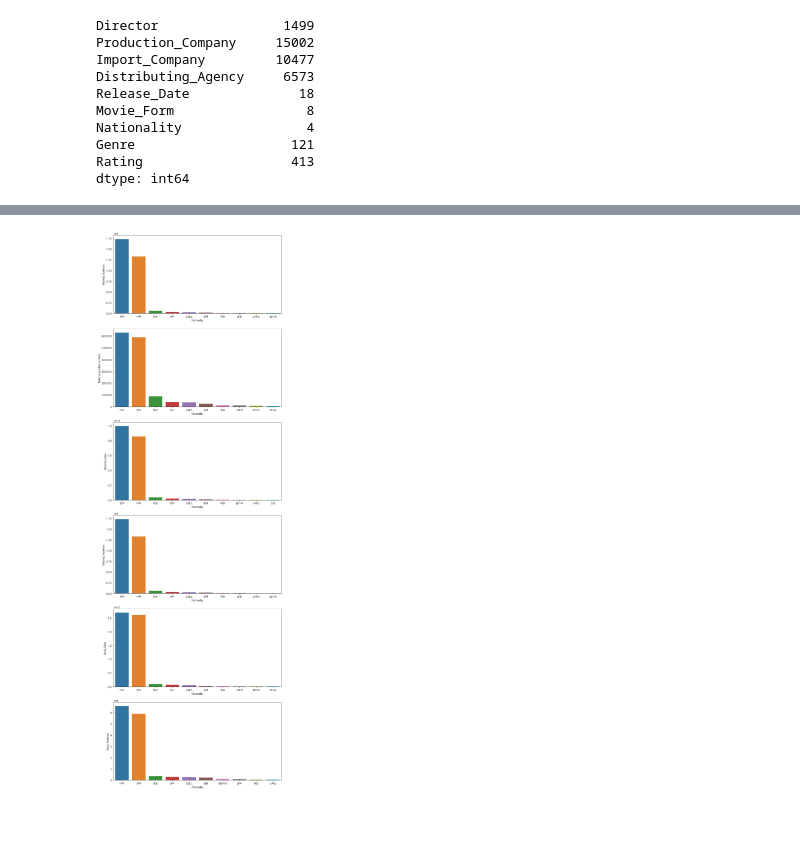
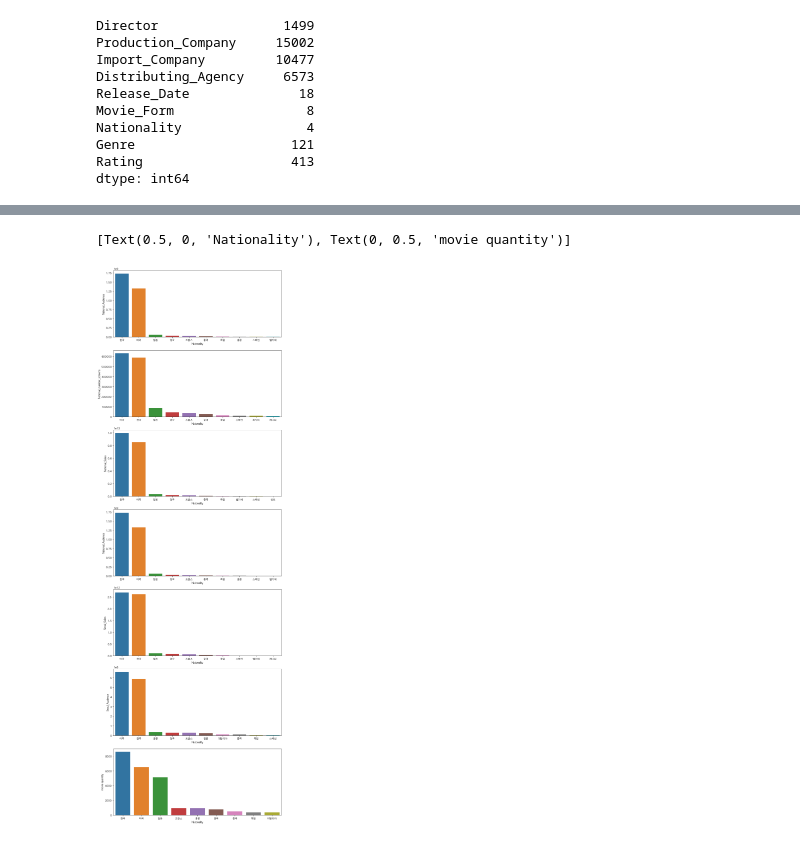
Before and after one commit to danielsun888/datathon, a Jupyter notebook: daniel2.ipynb, the cells around one changed output, grey strips where cells are left out. Cells and saved outputs as stored; diff of their text form; code cells hidden in the pictures.

```diff
--- a/daniel2.ipynb
+++ b/daniel2.ipynb
@@ -171,17 +166,21 @@ plt.show()
 # %%
 import matplotlib.pyplot as plt
-fig,ax= plt.subplots(nrows=6)
+fig,ax= plt.subplots(nrows=7)
 fig.set_size_inches(12,40)
 for i,df in enumerate(['National_Audience', 'National_number_screens', 'National_Sales',
        'National_Audience', 'Seoul_Sales', 'Seoul_Audience']):
         Aggregated=data.groupby('Nationality')[f'{df}'].sum()
         Sorted=pd.DataFrame(Aggregated, columns=[f'{df}']).sort_values(by=[f'{df}'],ascending=False).reset_index()
        #  print(Sorted)
 
         sns.barplot(data=Sorted[:10],x="Nationality",y=f'{df}',ax=ax[i])
         ax[i].set(xlabel='Nationality', ylabel=f'{df}')
+
+sns.countplot(x='Nationality', data=data,  order = data['Nationality'].value_counts().iloc[:9].index,ax=ax[6])
+ax[6].set(xlabel='Nationality', ylabel='movie quantity')
 # %% [output]
+[Text(0.5, 0, 'Nationality'), Text(0, 0.5, 'movie quantity')]
-[figure, old version]
+[figure, new version]
 # %%
 fig,ax= plt.subplots(nrows=3)
 fig.set_size_inches(20,40)
```
Also changed, not shown: parts of 8 cells of this notebook.
